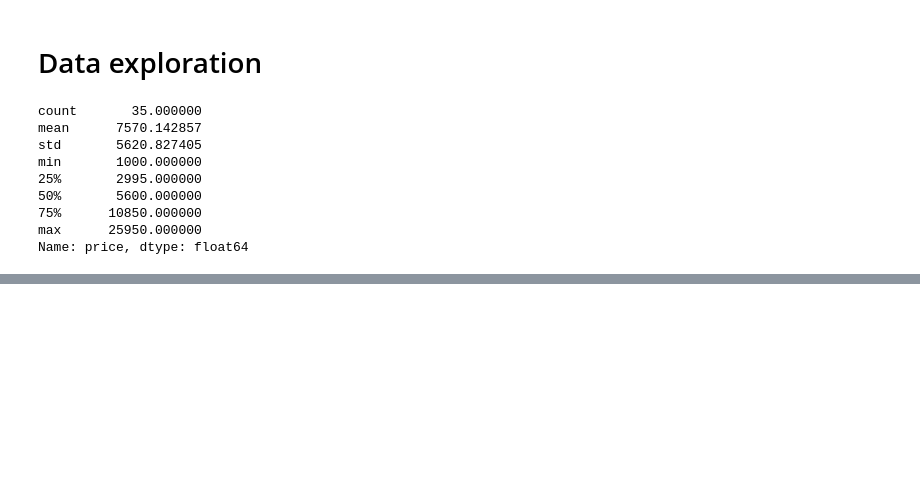
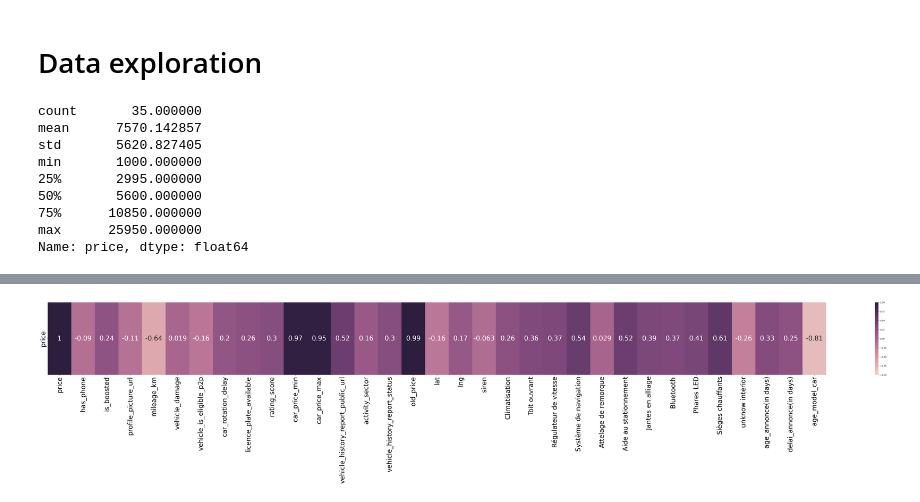
Before and after one commit to the-demby/Leboncoin_Predicting_Price, a Jupyter notebook: leboncoin.ipynb, the cells around one changed output, grey strips where cells are left out. Cells and saved outputs as stored; diff of their text form; code cells hidden in the pictures; blank space fills up the shorter version.

```diff
--- a/leboncoin.ipynb
+++ b/leboncoin.ipynb
@@ -100,9 +102,9 @@ class data_processing:
         leboncoin_ads_filtered_extended=self.merge(pd.concat([attributs,ploo],axis=1).T.reset_index().drop_duplicates(subset=["index"]).set_index('index').T,
                                                              how='outer',on='list_id')
         return leboncoin_ads_filtered_extended
+    def library(self):
+        return pd.DataFrame(self.loc[0]["attributes"])[["key","key_label"]]
     def clean_columns(self):
-        #convert to numerical:price
-        self[["price","lat","lng"]]=self[["price","lat","lng"]].apply(lambda col: col.map (lambda x: float(x)))
     #is_boosted : remplacer les NaN par 0
         self["is_boosted"]=self["is_boosted"].apply(lambda x: 0 if math.isnan(x) else x)
         cols=["images","profile_picture_url","vehicle_is_eligible_p2p","car_rotation_delay","licence_plate_available",
@@ -110,12 +112,12 @@ class data_processing:
         self[cols]=self[cols].apply(lambda col: col.map(lambda x: 0 if pd.isna(x) else 1))
 # convertir en numérique
         self["mileage"]=self["mileage"].apply(lambda x: float(x.split(" km")[0]))
-        cols=['rating_score', 'car_price_min', 'car_price_max',"old_price","siren"]
+        cols=['rating_score', 'car_price_min', 'car_price_max',"old_price","siren","price","lat","lng","regdate"]
         self[cols]=self[cols].apply(lambda col: col.map(lambda x: float(x) if pd.notna(x) else np.nan))
 #replace Nan par "non spécifé"
         cols=["doors","seats","vehicle_technical_inspection_a","vehicle_type","vehicle_upholstery","vehicle_specifications",
       "vehicule_color","critair","horsepower","horse_power_din","ad_warranty_type","recent_used_vehicle","vehicle_history_report_status",
-        "spare_parts_availability","vehicle_euro_emissions_standard"]
+        "spare_parts_availability","vehicle_euro_emissions_standard",'u_car_brand', 'u_car_model']
         self[cols]=self[cols].apply(lambda col: col.map (lambda x: "unknown" if pd.isna(x) else x))
         self["vehicle_interior_specs"]=self["vehicle_interior_specs"].apply(lambda x: "unknow interior" if pd.isna(x) else x)
 #renommer certaines modalités:
@@ -131,8 +133,9 @@ class data_processing:
     def drop_columns(self):
         cols=["attributes","location","owner","options","vehicle_interior_specs",# Enlever les variables contenant les dictionnaires
               "brand","model","rating_count","region_id","department_id","city_label",#Enlever variables répétitives
-              "argus_object_id","feature",#Enlever variables non pertinentes
-              "vehicle_vsp","is_import","country_id","provider","booster",'photosup', 'urgent', 'gallery','continuous_top_ads','highlight'#Enlever variables avec une seule modalité:
+              "argus_object_id","feature","list_id",#Enlever variables non pertinentes
+              "vehicle_vsp","is_import","country_id","provider","booster",'photosup', 'urgent', 'gallery','continuous_top_ads','highlight',
+              "ad_type","images"#Enlever variables avec une seule modalité:
               ]
         return self.drop(columns=cols)
 # %%
@@ -187,6 +191,10 @@ leboncoin_ads_filtered_extended["delai_annonce(in days)"] = leboncoin_ads_filter
                 relativedelta(row["expiration_date"], row["first_publication_date"]).days,
     axis=1
 )
-leboncoin_ads_filtered_extended.drop(columns=["first_publication_date","expiration_date"],inplace=True)
-leboncoin_ads_filtered_extended.head()
+#Calculate age model of the car
+leboncoin_ads_filtered_extended["age_model_car"]=leboncoin_ads_filtered_extended["regdate"].apply(lambda date: 2024-date)
+
+#Delete "engineered" columns
+leboncoin_ads_filtered_extended.drop(columns=["first_publication_date","expiration_date","regdate"],inplace=True)
+print("Taille:",leboncoin_ads_filtered_extended.shape,"\ncolumns: ",leboncoin_ads_filtered_extended.columns)
 # %% [output]
@@ -267,0 +424,11 @@ zipcode Reject the null hypothesis: There is a significant difference between th
+# %%
+plt.figure(figsize=(80, 6))
+ax=sns.heatmap(leboncoin_ads_filtered_extended[leboncoin_ads_filtered_extended.columns[~leboncoin_ads_filtered_extended.columns.isin(leboncoin_ads_filtered_extended.select_dtypes(include='object').columns)]].corr()[['price']].transpose() ,
+               annot=True,
+               cmap=sns.cubehelix_palette(as_cmap=True),
+               vmin=-1, vmax=1, annot_kws={"size": 30})
+plt.tick_params(axis='both', which='major', labelsize=30)
+save_path = os.path.join("graphs", 'correlation_var_num_with_price.png')
+plt.savefig(save_path)
+# %% [output]
+[figure, added]
```
Also changed, not shown: parts of 16 cells of this notebook.
